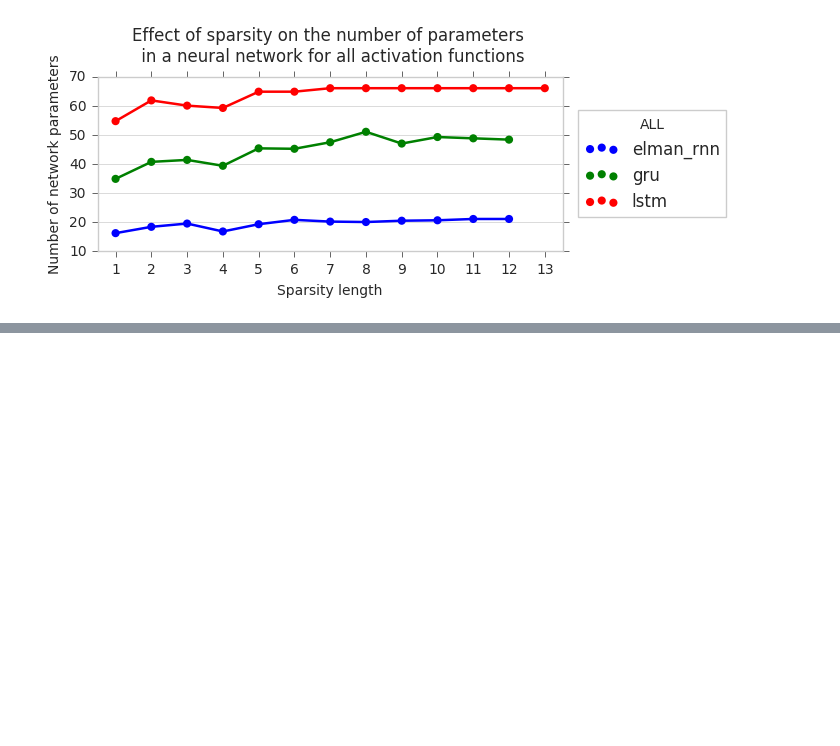
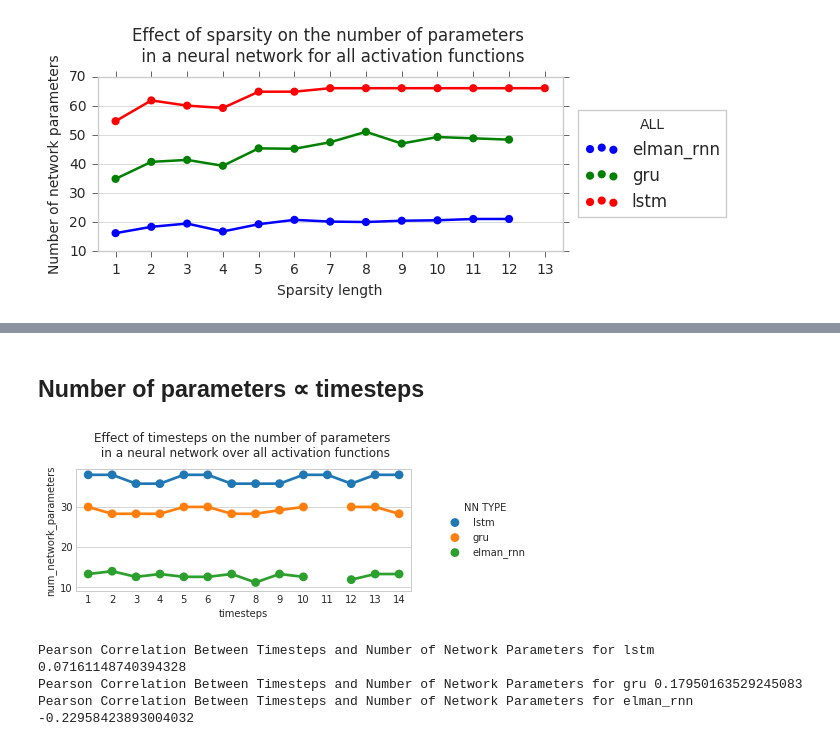
Before and after one commit to thesneakysneak/memory_capacity_retention_rnns, a Jupyter notebook: Notebooks/ExperimentAnalysis.ipynb, the cells around one changed output, grey strips where cells are left out. Drawn from its saved outputs; the diff is of its cells as text; code cells hidden in the pictures; blank space fills up the shorter version.

```diff
--- a/Notebooks/ExperimentAnalysis.ipynb
+++ b/Notebooks/ExperimentAnalysis.ipynb
@@ -130,0 +141,12 @@ ax.legend(title="ALL", loc='center right', bbox_to_anchor=(1.37, 0.5), ncol=1)
+# %%
+df = pd.read_csv("15_11_2018/timestep_results.csv", header=None, delimiter=";")
+print(df.columns)
+cols = ['folder_root', 'run_count', 'f_score', 'timesteps', 'sparsity_length',
+       'case_type', 'num_input', 'num_output', 'num_patterns_to_recall',
+       'num_patterns_total', 'random_seed', 'error_when_stopped',
+       'num_network_parameters', 'network_type', 'training_algorithm',
+       'batch_size', 'activation_function', 'num_correctly_identified',
+       'architecture', 'input_set', 'output_set', 'model_history',
+       'full_network_json', 'full_network']
+df.columns = cols[:df.shape[1]]
+df.head(5)
@@ -130,0 +161,61 @@ ax.legend(title="ALL", loc='center right', bbox_to_anchor=(1.37, 0.5), ncol=1)
+# %% [markdown]
+## Number of parameters  ∝ timesteps
+# %%
+from matplotlib import pyplot
+def plot_by_filter(x_col,
+                   y_col,
+                   x_label='Sparsity length',
+                   y_label='Number of network parameters',
+                   title="Effect of sparsity on the number of parameters \n in a neural network with activation ",
+                   hue="network_type",
+                   filter_col="activation_function",
+                   filter_val="tanh",
+                   legend_title="NN TYPE",
+                  df=None):
+    sns.set_style("whitegrid")
+    a4_dims = (6, 2.25)
+    fig, ax = pyplot.subplots(figsize=a4_dims)
+    ax.set(xlabel=x_label,
+       ylabel=y_label )
+    if filter_val is not None:
+        ax = sns.pointplot(ax=ax, x=x_col, y=y_col, hue=hue,
+                          marker='o',  markersize=5, ci=None,
+                          data = df[df[filter_col] == filter_val])
+
+        ax.axes.set_title(title + filter_val,
+                          fontsize=12, y=1.05)
+        ax.legend(title=filter_val.upper(), loc='center right', bbox_to_anchor=(1.37, 0.5), ncol=1)
+    else:
+        ax = sns.pointplot(ax=ax, x=x_col, y=y_col, hue=hue,
+                          marker='o',  markersize=5, ci=None,
+                          data = df)
+        ax.axes.set_title(title, fontsize=12, y=1.05)
+        ax.legend(title=legend_title, loc='center right', bbox_to_anchor=(1.37, 0.5), ncol=1)
+
+    # plt.legend()
+
+
+plot_by_filter(x_col="timesteps",
+               y_col="num_network_parameters",
+               x_label='Timesteps',
+               y_label='Number of network parameters',
+               title="Effect of timesteps on the number of parameters " +
+                       "\n in a neural network over all activation functions",
+               hue="network_type",
+              filter_col=filter_col, filter_val=None, df=df)
+# %% [output]
+[figure, added]
+# %%
+filter_col = "network_type"
+for filter_val in df[filter_col].unique():
+    df_temp = df[df[filter_col] == filter_val]
+    df_temp = df_temp.groupby(["timesteps", "network_type"]).agg({"num_network_parameters": "mean"}).to_records()
+    df_temp = pd.DataFrame.from_records(df_temp)
+    df_temp["timesteps"] = df_temp["timesteps"].astype(float)
+    df_temp["num_network_parameters"] = df_temp["num_network_parameters"].astype(float)
+
+    print("Pearson Correlation Between Timesteps and Number of Network Parameters for", filter_val, df_temp["timesteps"].corr(df_temp["num_network_parameters"]))
+# %% [output]
+Pearson Correlation Between Timesteps and Number of Network Parameters for lstm 0.07161148740394328
+Pearson Correlation Between Timesteps and Number of Network Parameters for gru 0.17950163529245083
+Pearson Correlation Between Timesteps and Number of Network Parameters for elman_rnn -0.22958423893004032
```
Also changed, not shown: parts of 9 cells of this notebook, 3 other files.
